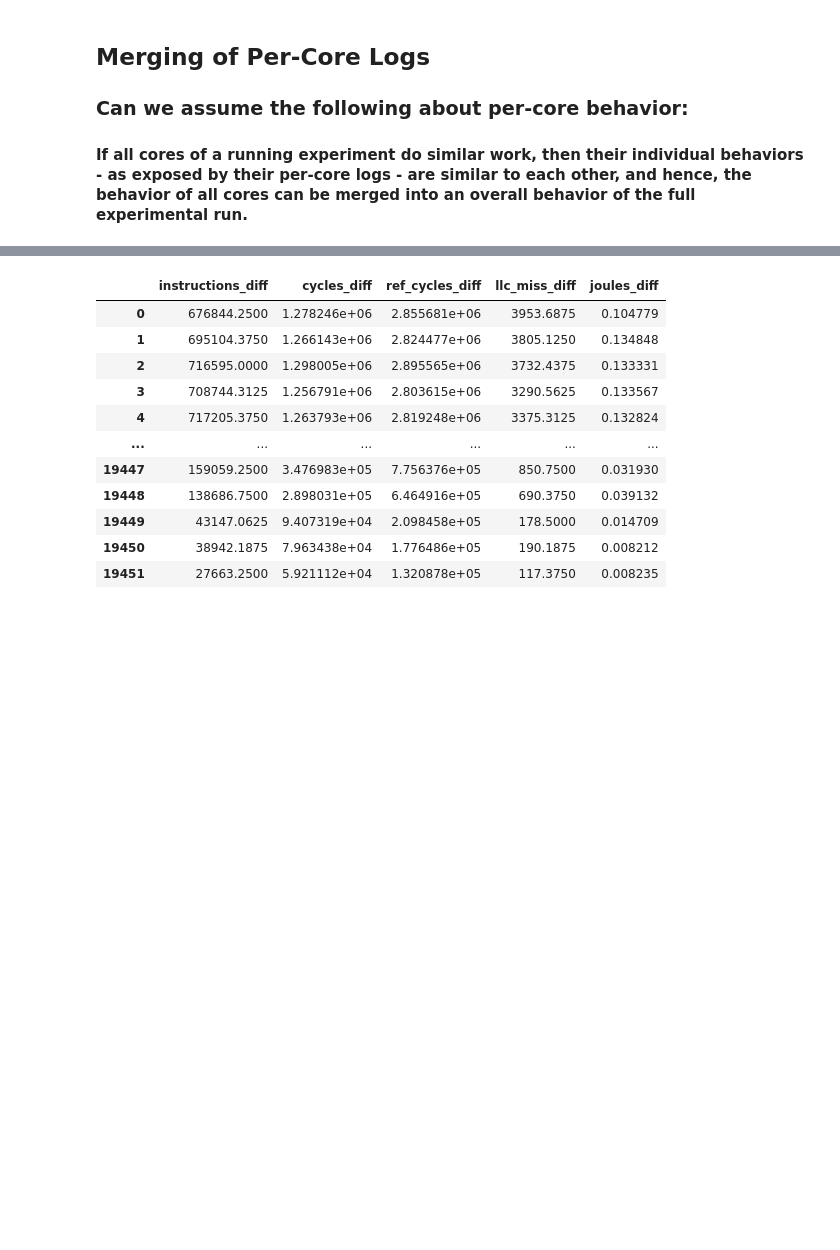
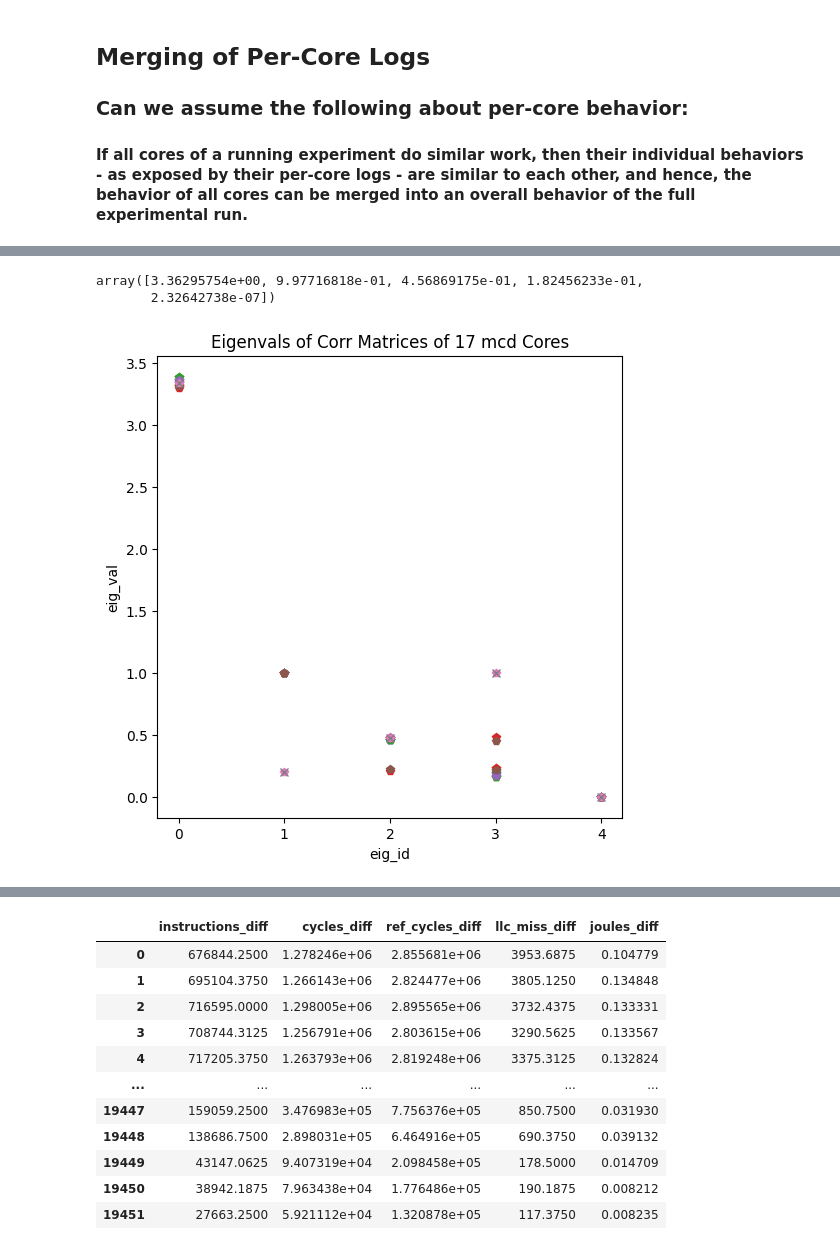
Before and after one commit to awadyn/network_exec_energy_study, a Jupyter notebook: full_logs/Merging of Millisecond-level and Microsecond-level Per-Core Logs.ipynb, the cells around one changed output, grey strips where cells are left out. Drawn from its saved outputs; the diff is of its cells as text; code cells hidden in the pictures; blank space fills up the shorter version.

Commit message:
trying other per-core log merge scheme; eigvals of corr matrix look similar to per-core eigvals, which also look similar to each other

```diff
--- a/full_logs/Merging of Millisecond-level and Microsecond-level Per-Core Logs.ipynb
+++ b/full_logs/Merging of Millisecond-level and Microsecond-level Per-Core Logs.ipynb
@@ -179,12 +205,13 @@ qps = '400k'
 run = '0'
 rapl = '135'
 itrs = list_itrs(qps + '_qps/linux_mcd_rdtsc_' + run + '_' + dvfs + '_' + rapl + '_' + qps +'/')
-for itr in itrs:
+#for itr in itrs:
+for itr in ['100']:
     counters_full_df = pd.DataFrame()
     non_counters_full_df = pd.DataFrame()
     counters_full_df, non_counters_full_df = concat_core_logs(dvfs, qps, itr)
-    print_err_log(dvfs, qps, itr)
+    #print_err_log(dvfs, qps, itr)
     merged_counters_df, merged_non_counters_df = merge_concat_logs(counters_full_df, non_counters_full_df)
-    save_merged_logs(merged_counters_df, merged_non_counters_df, dvfs, qps, itr)
+    #save_merged_logs(merged_counters_df, merged_non_counters_df, dvfs, qps, itr)
     print('----------------------------------------')
 # %% [output]
@@ -224,3 +381,37 @@ counters_full_df
+# %%
+from numpy.linalg import eig, eigvalsh
+
+all_vals = {}
+for c in range(0,16):
+    vals, vecs = eig(corr_dict[str(c)])
+    all_vals[str(c)] = vals
+merged_corr = merged_counters_df.drop(['timestamp'], axis = 1).corr()
+merged_vals, merged_vecs = eig(merged_corr)
+all_vals['merged'] = merged_vals
+# %%
+list(all_vals.values())[0]
+# %% [output]
+array([3.36295754e+00, 9.97716818e-01, 4.56869175e-01, 1.82456233e-01,
+       2.32642738e-07])
+# %%
+import matplotlib.pyplot as plt
+
+def plot_eig_vals(eig_dict):
+    plt.figure(figsize=(6,6))
+    num_eig = len(list(eig_dict.values())[0])
+    eig_list = [str(i) for i in range(0, num_eig)]
+    for core in eig_dict.keys():
+        vals = eig_dict[core]
+        #print(vals)
+        plt.plot(eig_list, vals, 'p')
+    plt.plot(eig_list, eig_dict['merged'], 'x')
+    plt.xlabel('eig_id')
+    plt.ylabel('eig_val')
+    plt.title(f'Eigenvals of Corr Matrices of {len(eig_dict.keys())} mcd Cores')
+# %%
+plot_eig_vals(all_vals)
+# %% [output]
+[figure, added]
 # %%
 non_counters_full_df
 # %% [output]
```
Also changed, not shown: parts of 25 cells of this notebook, 2 other files.
